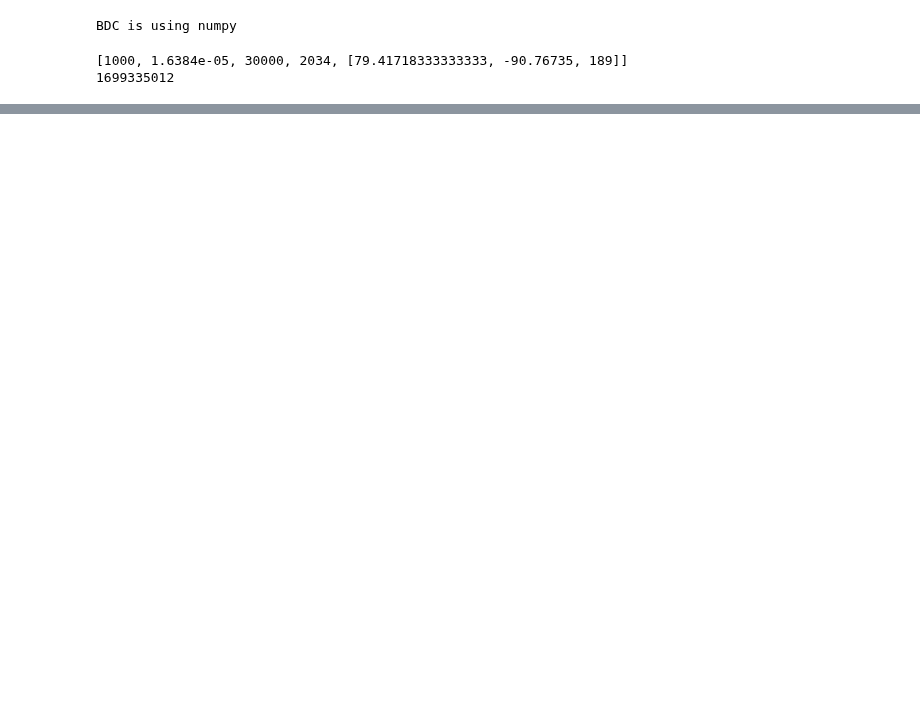
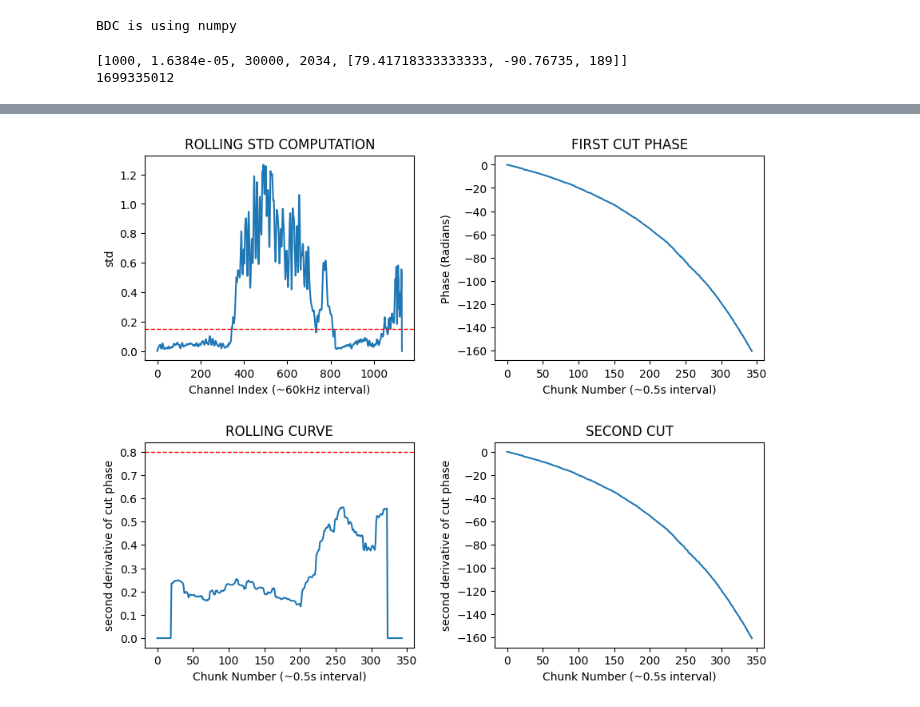
Before and after one commit to ALBATROS-Experiment/albatros_analysis, a Jupyter notebook: scripts/orbcomm/fitting/filtering.ipynb, the cells around one changed output, grey strips where cells are left out. Cells and saved outputs as stored; diff of their text form; code cells hidden in the pictures; blank space fills up the shorter version.

```diff
--- a/scripts/orbcomm/fitting/filtering.ipynb
+++ b/scripts/orbcomm/fitting/filtering.ipynb
@@ -245,0 +245,54 @@ with h5py.File(f'{working_directory}/{bits}bit/{day}/vis_selected_bline_{baselin
+# %%
+'''
+It's good that I have this method of cutting, since it takes both into account.
+The only thing is how do I want to interpolate? Between the first and second cuts? Or somewhere else?
+'''
+
+
+std_tol = 0.15
+roll_tol = 0.8   #check this is the right value! (do testing)
+
+std = roll_poly(phase)
+mask = std < std_tol
+
+start, end, _ = cut_mask(mask)
+cut_phase = phase[start:end]
+
+curve = roll_curve(cut_phase)
+curve_mask = curve < roll_tol
+mask[start:end] &= curve_mask
+
+start_final, end_final, final_mask = cut_mask(mask) #get longest continuous value where this works
+silent_phase = phase[start_final:end_final]
+
+fig, ax = plt.subplots(nrows=2, ncols=2, figsize=(10, 8))
+plt.subplots_adjust(hspace=0.4, wspace = 0.3)
+
+ax[0,0].set_xlabel("Channel Index (~60kHz interval)")
+ax[0,0].set_ylabel("std")
+ax[0,0].set_title("ROLLING STD COMPUTATION")
+ax[0,0].plot(std)
+ax[0,0].axhline(y=std_tol, color='red', linestyle='--', linewidth=1)
+
+ax[0,1].set_xlabel("Chunk Number (~0.5s interval)")
+ax[0,1].set_ylabel("Phase (Radians)")
+ax[0,1].set_title("FIRST CUT PHASE")
+ax[0,1].plot(cut_phase)
+
+ax[1,0].set_xlabel("Chunk Number (~0.5s interval)")
+ax[1,0].set_ylabel("second derivative of cut phase")
+ax[1,0].set_title("ROLLING CURVE")
+ax[1,0].plot(curve)
+ax[1,0].axhline(y=roll_tol, color='red', linestyle='--', linewidth=1)
+
+ax[1,1].set_xlabel("Chunk Number (~0.5s interval)")
+ax[1,1].set_ylabel("second derivative of cut phase")
+ax[1,1].set_title("SECOND CUT")
+ax[1,1].plot(silent_phase)
+
+
+
+if len(cut_phase) < 150:
+    print("THROW AWAY")
+# %% [output]
+[figure, added]
```
Also changed, not shown: parts of 19 cells of this notebook, 18 other files.
